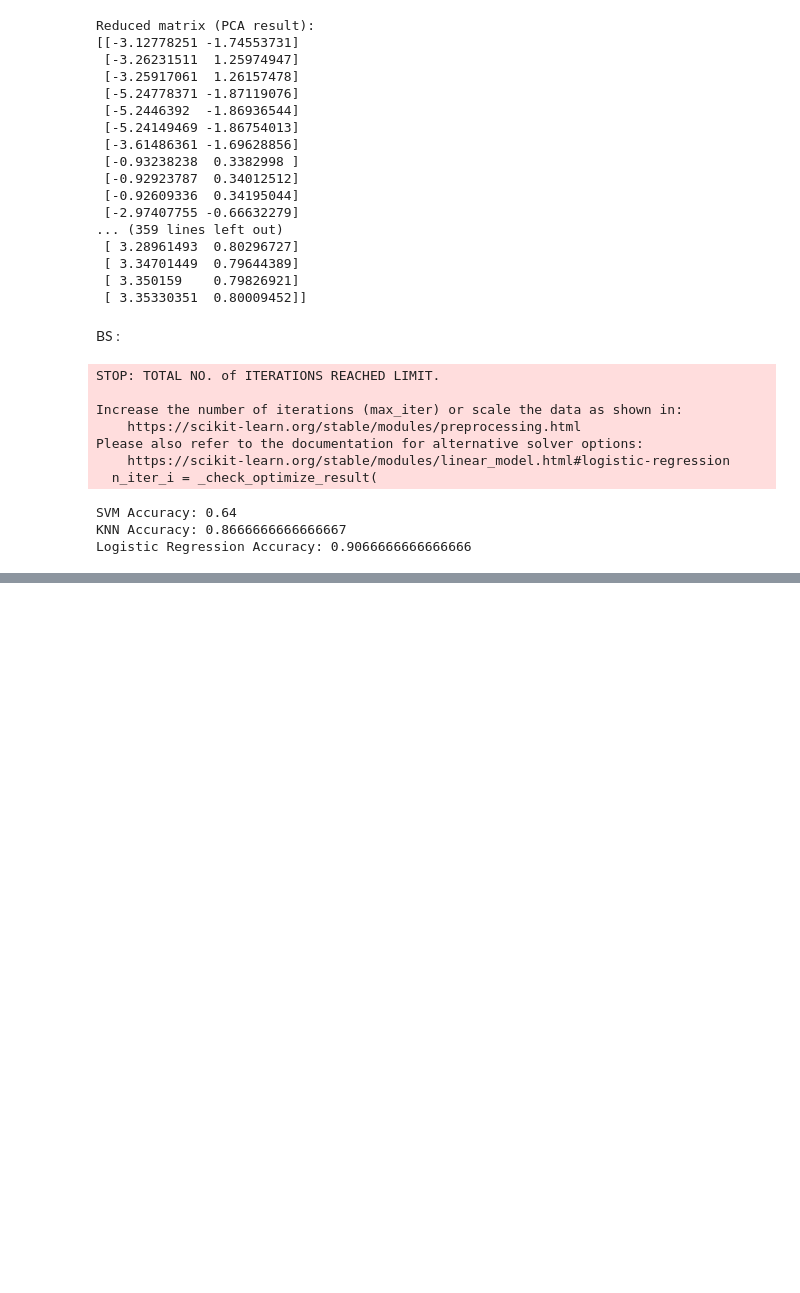
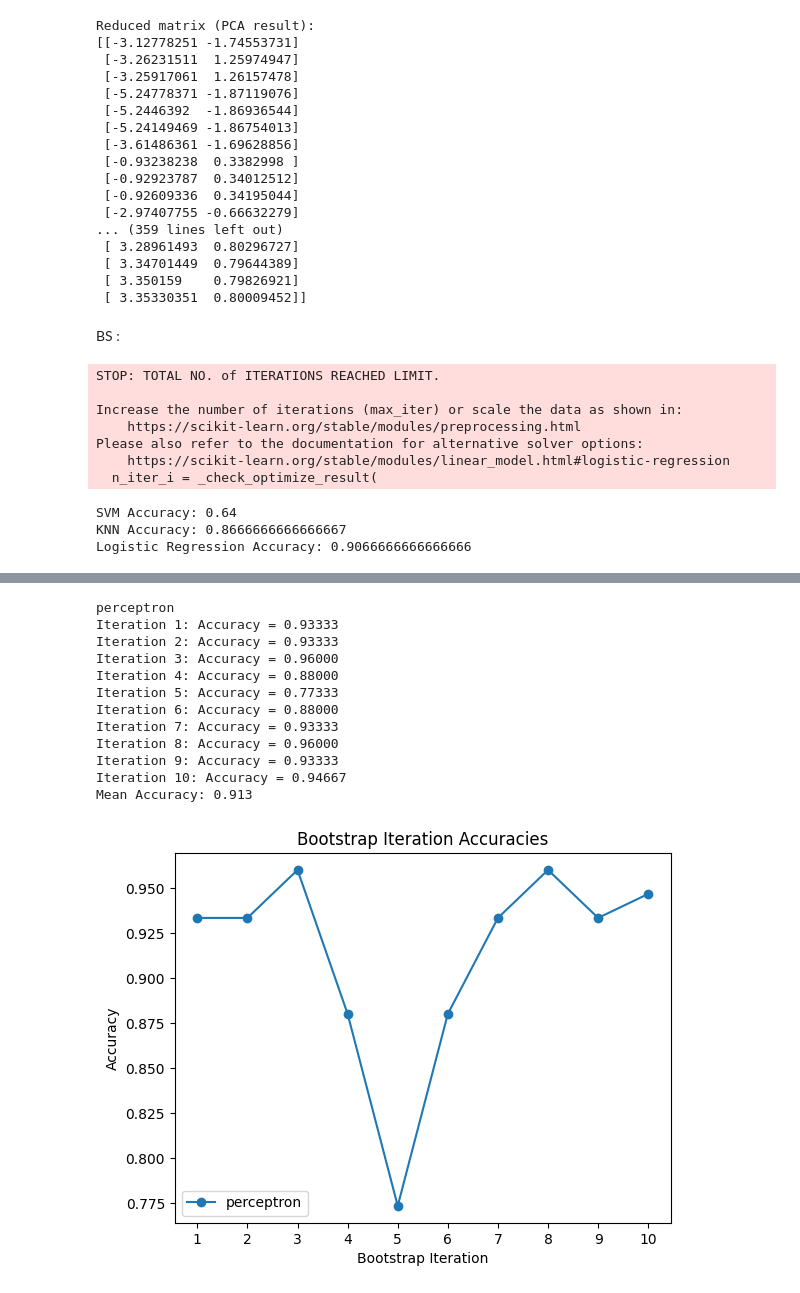
Before and after one commit to PrashanthiThirunahari/STAT_ML_B50_2495, a Jupyter notebook: STML_DATASET_PROJECT.ipynb, the cells around one changed output, grey strips where cells are left out. Cells and saved outputs as stored; diff of their text form; code cells hidden in the pictures; blank space fills up the shorter version.

```diff
--- a/STML_DATASET_PROJECT.ipynb
+++ b/STML_DATASET_PROJECT.ipynb
@@ -675,0 +738,44 @@ for name, scores in bootstrap_scores.items():
+# %%
+models = {
+'perceptron': Perceptron()
+}
+n_bootstrap_samples = 10
+model_accuracies = {model_name: [] for model_name in models}
+for model_name, model in models.items():
+  print(model_name)
+  bootstrap_preds = []
+  iteration_accuracies = []
+  for iteration in range(1, n_bootstrap_samples + 1):
+    # The following lines were not indented and caused the error
+    x_resampled, y_resampled = resample(x_train_scaled, y_train)
+    model.fit(x_resampled, y_resampled)
+    y_pred = model.predict(x_test_scaled)
+    bootstrap_preds.append(y_pred)
+    acc = accuracy_score(y_test, y_pred)
+    iteration_accuracies.append(acc)
+    print(f"Iteration {iteration}: Accuracy = {acc:.5f}")
+  mean_accuracy = np.mean(iteration_accuracies)
+  print(f"Mean Accuracy: {mean_accuracy:.3f}")
+  model_accuracies[model_name] = iteration_accuracies
+for model_name, accuracies in model_accuracies.items():
+    plt.plot(range(1, n_bootstrap_samples + 1), accuracies, marker='o', label=model_name)
+plt.title("Bootstrap Iteration Accuracies")
+plt.xlabel("Bootstrap Iteration")
+plt.ylabel("Accuracy")
+plt.xticks(range(1, n_bootstrap_samples + 1))
+plt.legend()
+plt.show()
+# %% [output]
+perceptron
+Iteration 1: Accuracy = 0.93333
+Iteration 2: Accuracy = 0.93333
+Iteration 3: Accuracy = 0.96000
+Iteration 4: Accuracy = 0.88000
+Iteration 5: Accuracy = 0.77333
+Iteration 6: Accuracy = 0.88000
+Iteration 7: Accuracy = 0.93333
+Iteration 8: Accuracy = 0.96000
+Iteration 9: Accuracy = 0.93333
+Iteration 10: Accuracy = 0.94667
+Mean Accuracy: 0.913
+[figure, added]
```
Also changed, not shown: parts of 30 cells of this notebook.
